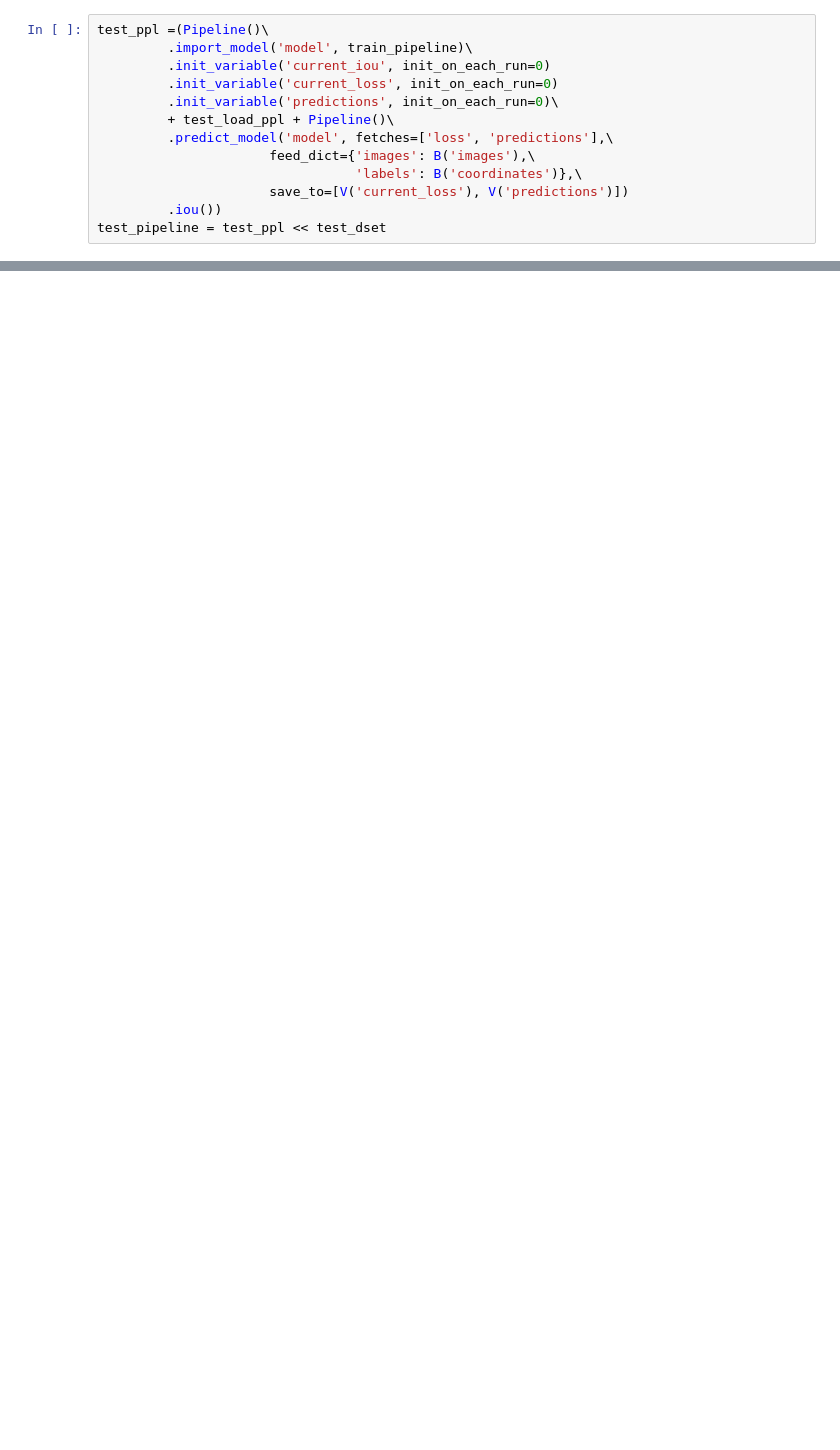
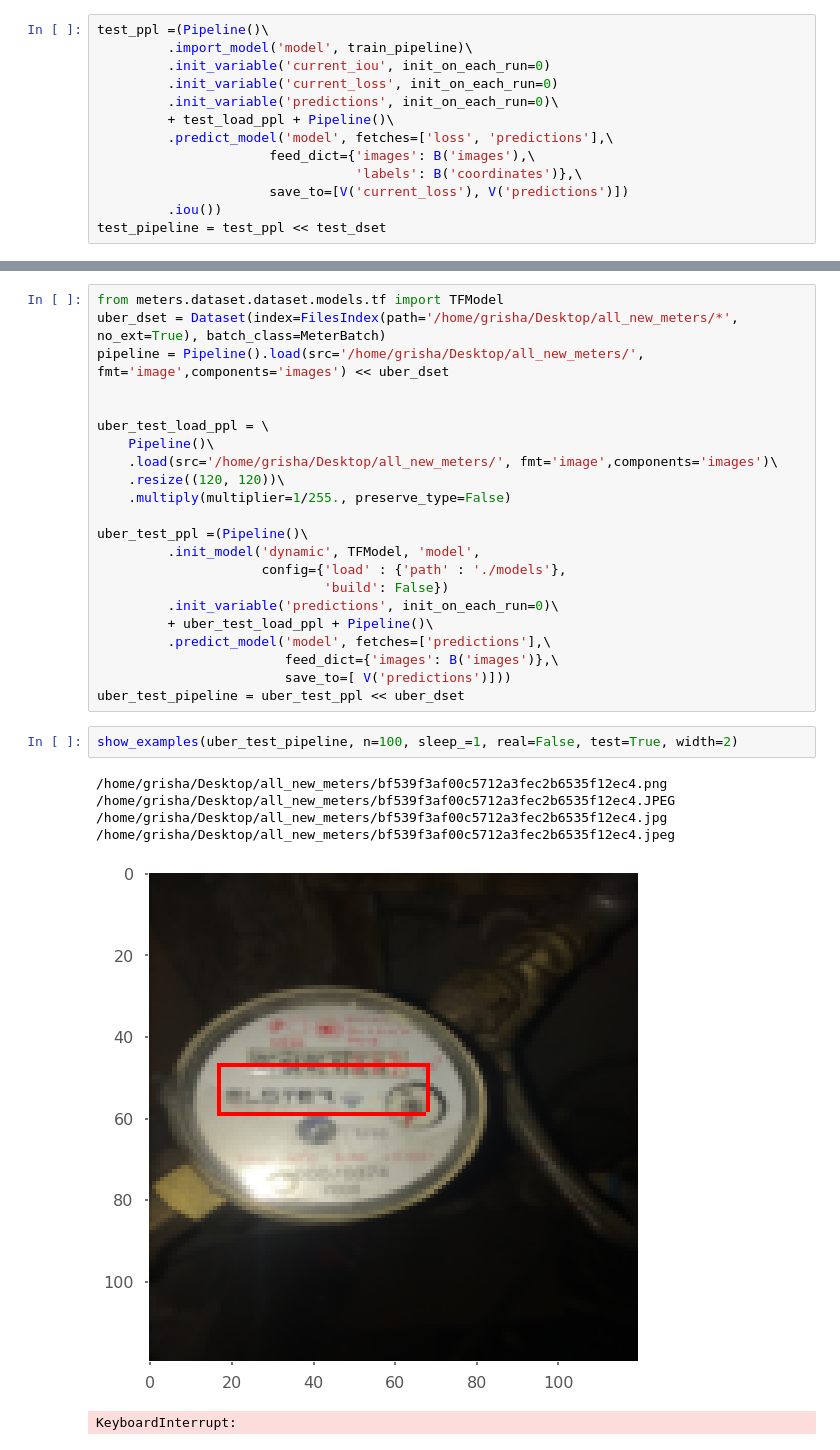
Before and after one commit to analysiscenter/meters, a Jupyter notebook: examples/Bounding_box_regression.ipynb, the cells around one changed output, grey strips where cells are left out. Cells and saved outputs as stored; diff of their text form; blank space fills up the shorter version.

```diff
--- a/examples/Bounding_box_regression.ipynb
+++ b/examples/Bounding_box_regression.ipynb
@@ -414,0 +526,31 @@ for i, b in tqdm(enumerate(train_pipeline.gen_batch(batch_size=batch_size,
+# %%
+from meters.dataset.dataset.models.tf import TFModel
+uber_dset = Dataset(index=FilesIndex(path='/home/grisha/Desktop/all_new_meters/*', no_ext=True), batch_class=MeterBatch)
+pipeline = Pipeline().load(src='/home/grisha/Desktop/all_new_meters/', fmt='image',components='images') << uber_dset
+
+
+uber_test_load_ppl = \
+    Pipeline()\
+    .load(src='/home/grisha/Desktop/all_new_meters/', fmt='image',components='images')\
+    .resize((120, 120))\
+    .multiply(multiplier=1/255., preserve_type=False)
+
+uber_test_ppl =(Pipeline()\
+         .init_model('dynamic', TFModel, 'model',
+                     config={'load' : {'path' : './models'},
+                             'build': False})
+         .init_variable('predictions', init_on_each_run=0)\
+         + uber_test_load_ppl + Pipeline()\
+         .predict_model('model', fetches=['predictions'],\
+                        feed_dict={'images': B('images')},\
+                        save_to=[ V('predictions')]))
+uber_test_pipeline = uber_test_ppl << uber_dset
+# %%
+show_examples(uber_test_pipeline, n=100, sleep_=1, real=False, test=True, width=2)
+# %% [output]
+/home/grisha/Desktop/all_new_meters/bf539f3af00c5712a3fec2b6535f12ec4.png
+/home/grisha/Desktop/all_new_meters/bf539f3af00c5712a3fec2b6535f12ec4.JPEG
+/home/grisha/Desktop/all_new_meters/bf539f3af00c5712a3fec2b6535f12ec4.jpg
+/home/grisha/Desktop/all_new_meters/bf539f3af00c5712a3fec2b6535f12ec4.jpeg
+[figure, added]
+KeyboardInterrupt:
```
Also changed, not shown: parts of 22 cells of this notebook, 1 other file.
